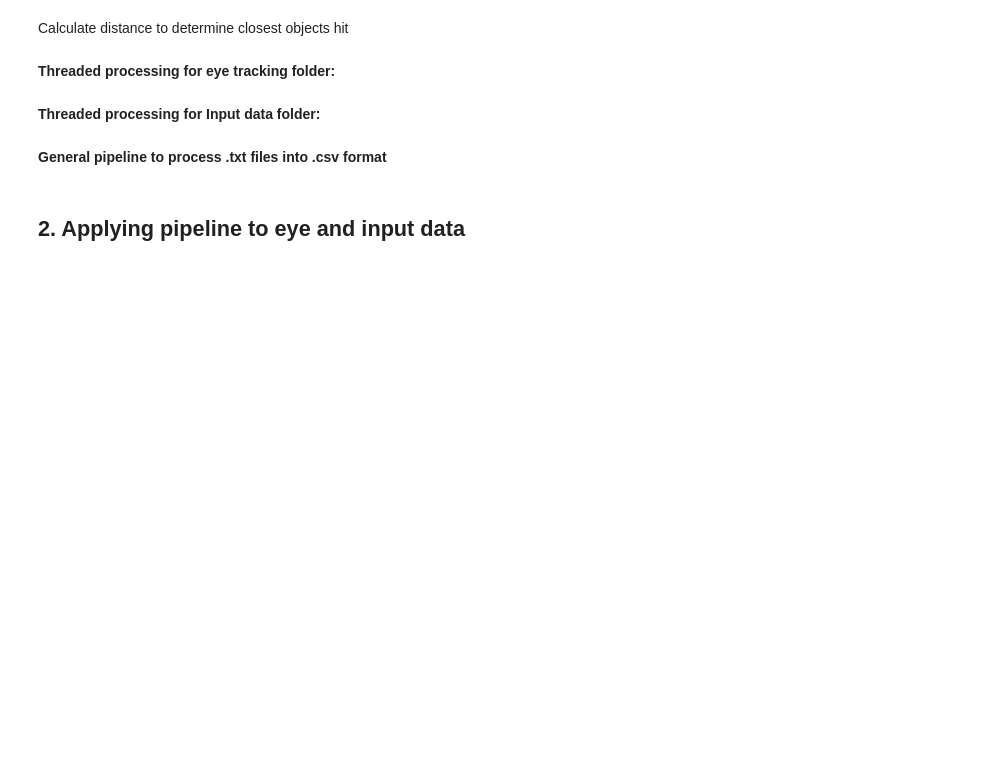
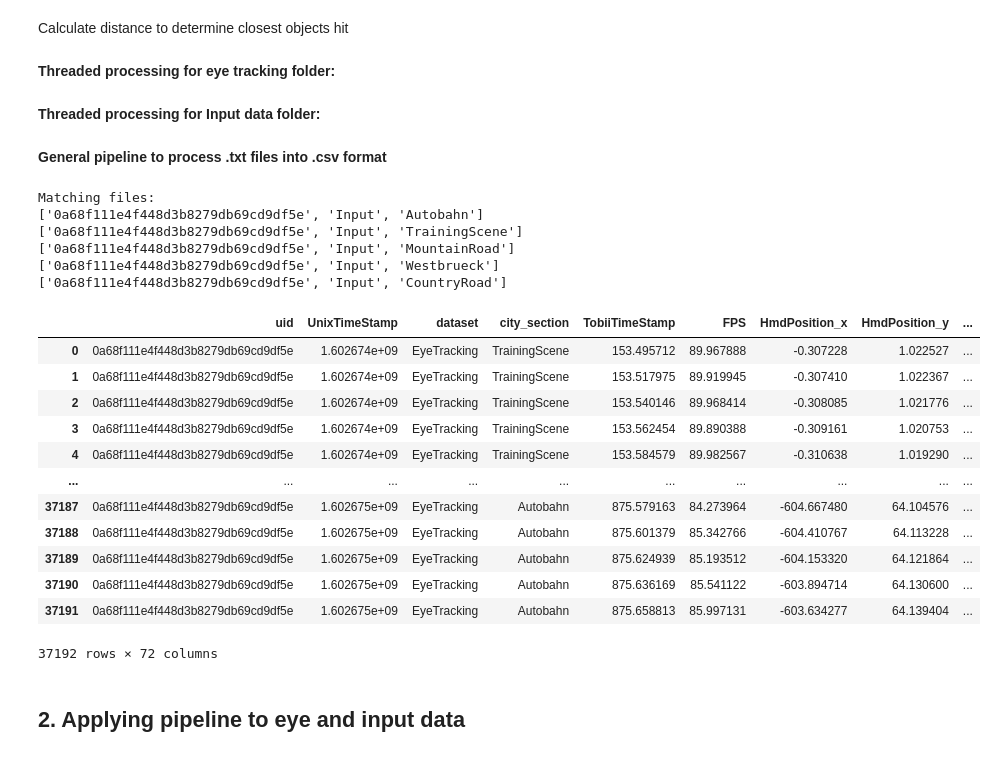
Before and after one commit to JohnMadrid/WestdriveLoopARData, a Jupyter notebook: preprocessing.ipynb, the cells around one changed output. Drawn from its saved outputs; the diff is of its cells as text; code cells hidden in the pictures; blank space fills up the shorter version.

Commit message:
Combining eye, input and scene data
Into a single .csv file for each UID

```diff
--- a/preprocessing.ipynb
+++ b/preprocessing.ipynb
@@ -335,3 +388,31 @@ def closest_objects(uid, time, hitObjectList, posX, posY, posZ):
 #             allHitObjectsDataFrame.to_csv(os.path.join(preprocessed_folder_path, target_id + '_hitobjects.csv'), index=False)
 # %% [markdown]
 **Threaded processing for eye tracking folder:**
+# %%
+def get_input_data_per_uid(target_id, raw_folder_path):
+    # Get list of files for given uid
+    folder_path = os.path.join(raw_folder_path, '..', 'Input')
+    _, matching_files_list = analyze_folder(folder_path, target_id)
+
+    # Create output data frame and set most important columns to be the first ones
+    df = pd.DataFrame(columns=['uid'])
+    for txt_file in matching_files_list:
+        # Read file from disk
+        file_path = os.path.join(folder_path, txt_file)
+        with open(file_path, "r") as file:
+            data_list = json.load(file)
+
+        # Create a DataFrame from the flattened data
+        df1 = pd.json_normalize(data_list, max_level=1)
+
+        # Append file name information to dataframe
+        parts = get_filename_as_parts(txt_file)
+        df1['uid'] = parts[0]
+
+        # # Merge into master datafram
+        df = pd.concat([df, df1], ignore_index=True)
+
+    # Sort and save preprocessed data per UID
+    df.sort_values(by=['uid', 'TimeStamp'], inplace=True)
+
+    return df
@@ -338 +428,10 @@ def closest_objects(uid, time, hitObjectList, posX, posY, posZ):
+# %%
+def add_input_data_to_eye_tracking_data(eye_tracking_data, raw_folder_path, target_id):
+    input_data = get_input_data_per_uid(target_id, raw_folder_path)
+
+    result = eye_tracking_data.merge(input_data, how='left', left_on=['uid', 'UnixTimeStamp'], right_on=['uid', 'TimeStamp'])
+    result.drop(columns=['TimeStamp'], inplace = True)
+    result.sort_values(by=['uid', 'UnixTimeStamp'], inplace=True)
+
+    return result
 # %%
@@ -477,6 +576,34 @@ def threaded_processing_input(target_id, preprocessed_folder_path, excluded_uids
     return excluded_uids
 # %% [markdown]
 **General pipeline to process .txt files into .csv format**
+# %%
+raw_folder_path = "Data/0_Raw/Eyetracking/"
+preprocessed_folder_path = "Data/1_Preprocessed/Eyetracking/"
+id = '0a68f111e4f448d3b8279db69cd9df5e'
+eyetracking = pd.read_csv(os.path.join(preprocessed_folder_path, id + '.csv'))
+
+#print(len(eyetracking))
+add_input_data_to_eye_tracking_data(eyetracking, raw_folder_path, id)
+# %% [output]
+Matching files:
+['0a68f111e4f448d3b8279db69cd9df5e', 'Input', 'Autobahn']
+['0a68f111e4f448d3b8279db69cd9df5e', 'Input', 'TrainingScene']
+['0a68f111e4f448d3b8279db69cd9df5e', 'Input', 'MountainRoad']
+['0a68f111e4f448d3b8279db69cd9df5e', 'Input', 'Westbrueck']
+['0a68f111e4f448d3b8279db69cd9df5e', 'Input', 'CountryRoad']
+|  | uid | UnixTimeStamp | dataset | city_section | TobiiTimeStamp | FPS | HmdPosition_x | HmdPosition_y | ... |
+| 0 | 0a68f111e4f448d3b8279db69cd9df5e | 1.602674e+09 | EyeTracking | TrainingScene | 153.495712 | 89.967888 | -0.307228 | 1.022527 | ... |
+| 1 | 0a68f111e4f448d3b8279db69cd9df5e | 1.602674e+09 | EyeTracking | TrainingScene | 153.517975 | 89.919945 | -0.307410 | 1.022367 | ... |
+| 2 | 0a68f111e4f448d3b8279db69cd9df5e | 1.602674e+09 | EyeTracking | TrainingScene | 153.540146 | 89.968414 | -0.308085 | 1.021776 | ... |
+| 3 | 0a68f111e4f448d3b8279db69cd9df5e | 1.602674e+09 | EyeTracking | TrainingScene | 153.562454 | 89.890388 | -0.309161 | 1.020753 | ... |
+| 4 | 0a68f111e4f448d3b8279db69cd9df5e | 1.602674e+09 | EyeTracking | TrainingScene | 153.584579 | 89.982567 | -0.310638 | 1.019290 | ... |
+| ... | ... | ... | ... | ... | ... | ... | ... | ... | ... |
+| 37187 | 0a68f111e4f448d3b8279db69cd9df5e | 1.602675e+09 | EyeTracking | Autobahn | 875.579163 | 84.273964 | -604.667480 | 64.104576 | ... |
+| 37188 | 0a68f111e4f448d3b8279db69cd9df5e | 1.602675e+09 | EyeTracking | Autobahn | 875.601379 | 85.342766 | -604.410767 | 64.113228 | ... |
+| 37189 | 0a68f111e4f448d3b8279db69cd9df5e | 1.602675e+09 | EyeTracking | Autobahn | 875.624939 | 85.193512 | -604.153320 | 64.121864 | ... |
+| 37190 | 0a68f111e4f448d3b8279db69cd9df5e | 1.602675e+09 | EyeTracking | Autobahn | 875.636169 | 85.541122 | -603.894714 | 64.130600 | ... |
+| 37191 | 0a68f111e4f448d3b8279db69cd9df5e | 1.602675e+09 | EyeTracking | Autobahn | 875.658813 | 85.997131 | -603.634277 | 64.139404 | ... |
+37192 rows × 72 columns
 # %%
 def preprocess_txt_files(raw_folder_path, preprocessed_folder_path, type, multi_processing = False):
     """
```
Also changed, not shown: parts of 13 cells of this notebook.
